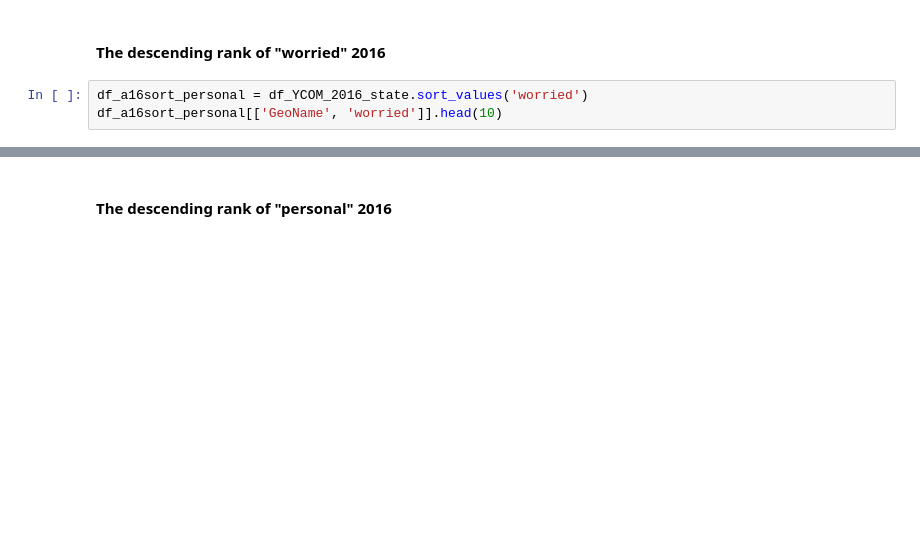
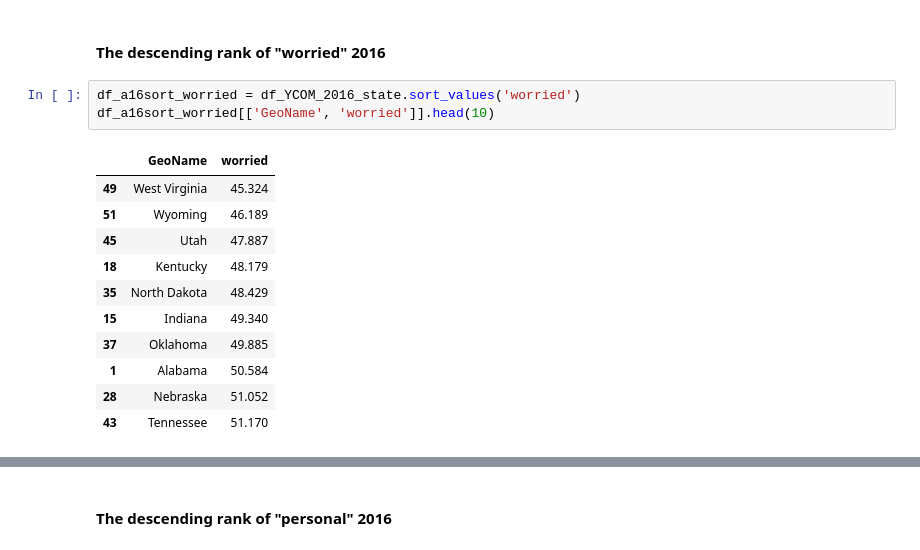
Before and after one commit to sichan502/COGS108_FinalProject, a Jupyter notebook: Jing_Data.ipynb, the cells around one changed output, grey strips where cells are left out. Saved outputs shown, nothing was run; the diff lists cells and outputs as text; blank space fills up the shorter version.

```diff
--- a/Jing_Data.ipynb
+++ b/Jing_Data.ipynb
@@ -467,7 +849,19 @@ plt.show()
 # %% [markdown]
 #### The descending rank of "worried" 2016
 # %%
-df_a16sort_personal = df_YCOM_2016_state.sort_values('worried')
-df_a16sort_personal[['GeoName', 'worried']].head(10)
+df_a16sort_worried = df_YCOM_2016_state.sort_values('worried')
+df_a16sort_worried[['GeoName', 'worried']].head(10)
+# %% [output]
+|  | GeoName | worried |
+| 49 | West Virginia | 45.324 |
+| 51 | Wyoming | 46.189 |
+| 45 | Utah | 47.887 |
+| 18 | Kentucky | 48.179 |
+| 35 | North Dakota | 48.429 |
+| 15 | Indiana | 49.340 |
+| 37 | Oklahoma | 49.885 |
+| 1 | Alabama | 50.584 |
+| 28 | Nebraska | 51.052 |
+| 43 | Tennessee | 51.170 |
 # %%
 df_a16sort_personal[['GeoName', 'worried']].tail(10)
```
Also changed, not shown: parts of 79 cells of this notebook.
